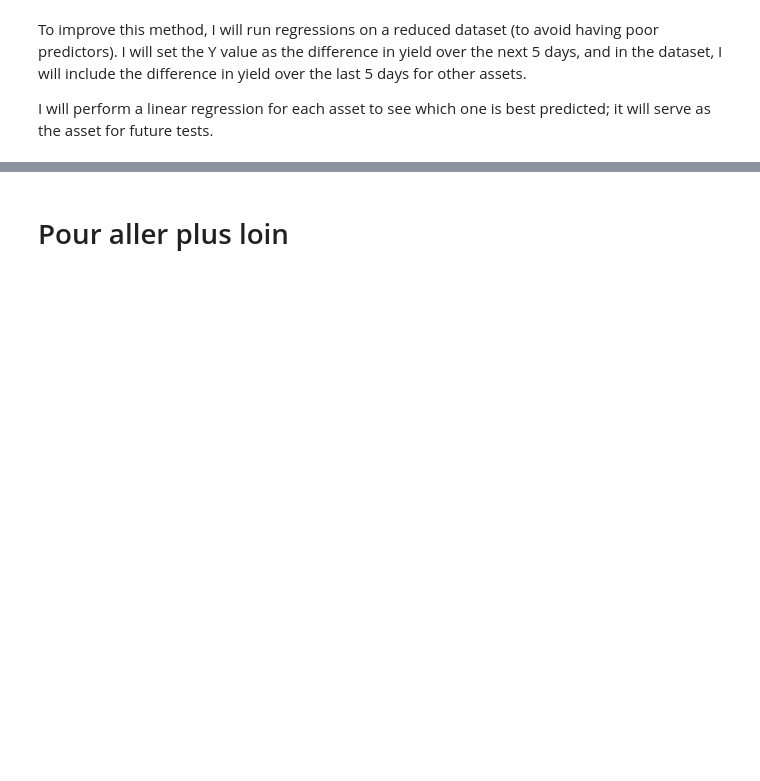
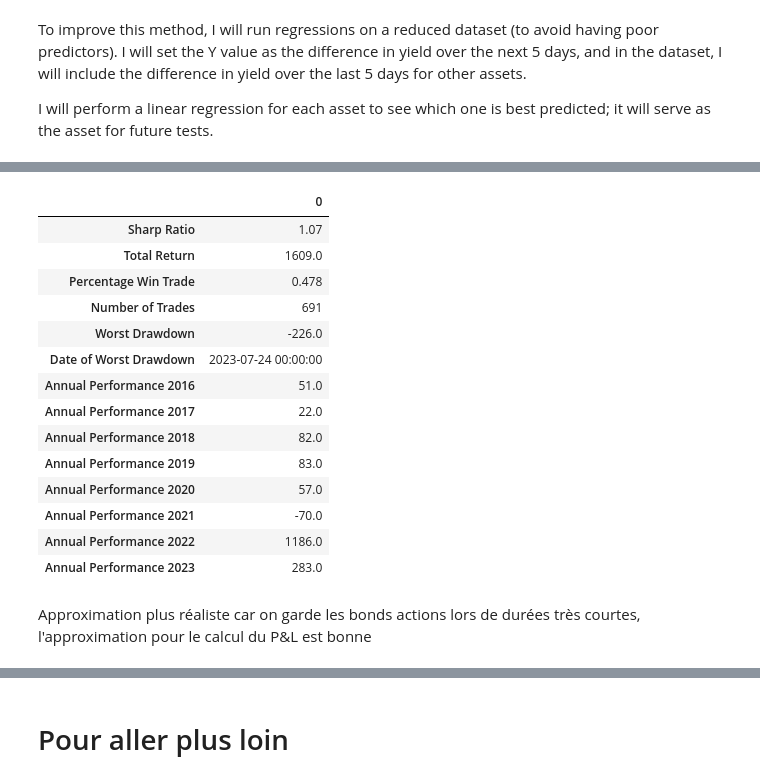
Before and after one commit to MartialLig/Govies_Quant_Trading, a Jupyter notebook: Project/compte_rendu.ipynb, the cells around one changed output, grey strips where cells are left out. Saved outputs shown, nothing was run; the diff lists cells and outputs as text; code cells hidden in the pictures; blank space fills up the shorter version.

Commit message:
maj avancement strat2 compte rendu

```diff
--- a/Project/compte_rendu.ipynb
+++ b/Project/compte_rendu.ipynb
@@ -407,0 +361,32 @@ model_trainer.train_and_evaluate()
+# %%
+test2 = StrategyLinearRegressionMultiAgent(
+    "Austria_5y", 5, data_manager.data, 9, 1, xgb.XGBRegressor(objective='reg:squarederror', n_estimators=100), 2, -7)
+liste_trades = test2.execution_of_strategy()
+
+trade_filter = TradeFilter(liste_trades, 5)
+liste_trades = trade_filter.filter_by_vol(
+    data_manager.data_std_30D_by_country["Austria"])
+
+back = Backtest(liste_trades, data_manager.data)
+back.gather_all_trades()
+back.data_with_adjusted_index()
+back.plot_p_and_l()
+# %%
+back.aggregate_results()
+#2017, aout 2023
+# %% [output]
+|  | 0 |
+| Sharp Ratio | 1.07 |
+| Total Return | 1609.0 |
+| Percentage Win Trade | 0.478 |
+| Number of Trades | 691 |
+| Worst Drawdown | -226.0 |
+| Date of Worst Drawdown | 2023-07-24 00:00:00 |
+| Annual Performance 2016 | 51.0 |
+| Annual Performance 2017 | 22.0 |
+| Annual Performance 2018 | 82.0 |
+| Annual Performance 2019 | 83.0 |
+| Annual Performance 2020 | 57.0 |
+| Annual Performance 2021 | -70.0 |
+| Annual Performance 2022 | 1186.0 |
+| Annual Performance 2023 | 283.0 |
@@ -407,0 +431,2 @@ model_trainer.train_and_evaluate()
+# %% [markdown]
+Approximation plus réaliste car on garde les bonds actions lors de durées très courtes, l'approximation pour le calcul du P&L est bonne
```
Also changed, not shown: parts of 12 cells of this notebook, 3 other files.
